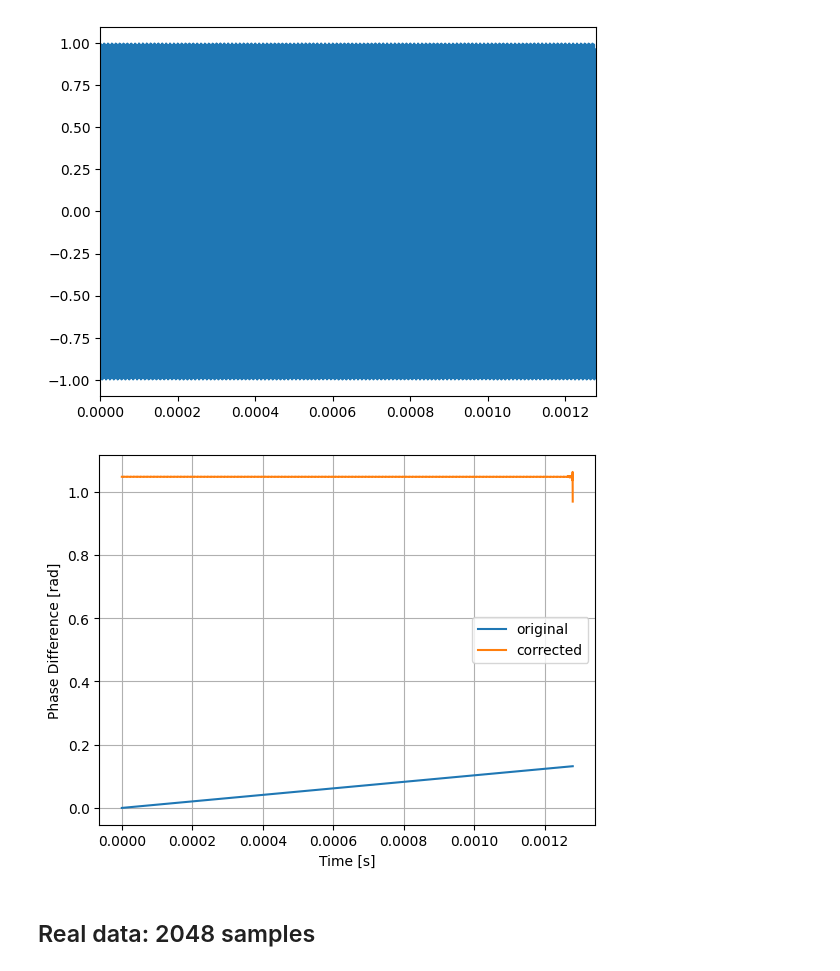
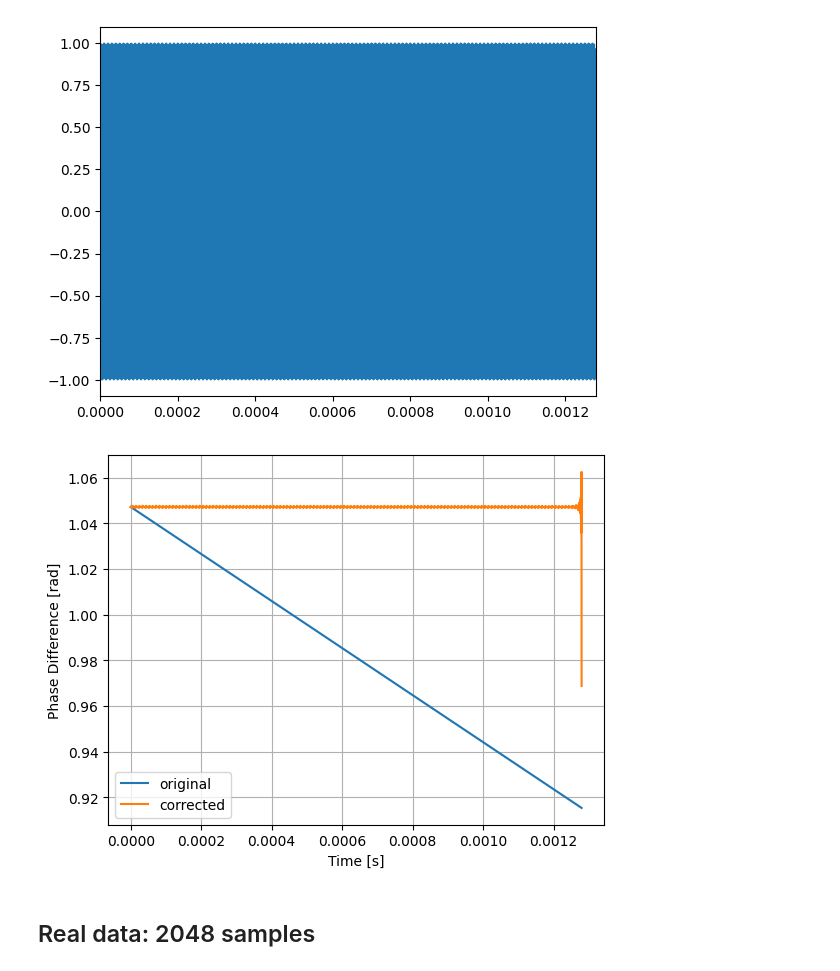
Before and after one commit to AaronParsons/sdrudp, a Jupyter notebook: notebooks/phase_detect_and_correct.ipynb, the cells around one changed output. Cells and saved outputs as stored; diff of their text form; code cells hidden in the pictures.

```diff
--- a/notebooks/phase_detect_and_correct.ipynb
+++ b/notebooks/phase_detect_and_correct.ipynb
@@ -49,18 +48,16 @@ def phase(real, imag, tone_cos, tone_sin):
     """
     data_cos = real * tone_cos - imag * tone_sin  # real part (real*real - im*im)
     data_sin = real * tone_sin + imag * tone_cos  # imaginary (real*im + im*real)
-    dphi = -np.arctan2(data_sin, data_cos) # phase difference in units of radians
+    dphi = np.arctan2(data_sin, data_cos) # phase difference in units of radians
     return dphi
 # %%
 data = data - np.mean(data, axis=1, keepdims=True)  # remove DC offset
 real = data[0, :, 0]
 imag = data[0, :, 1]
-dphi = phase(real, imag, tone_cos, tone_sin)
-dphi -= dphi[0]
+phi = phase(real, imag, tone_cos, tone_sin)
 
 # recover the ADC sample rate
-den = omega * t - np.unwrap(dphi)
-nonzero = den != 0
-sample_ADC = np.mean(SAMPLE_RATE * omega * t[nonzero] / den[nonzero])
+dphi = np.mean(np.diff(phi))
+sample_ADC = SAMPLE_RATE * omega  / (omega + SAMPLE_RATE * dphi)
 print(sample_ADC / sample_fq)  # how close we are to the true ADC sampling rate
 # %% [output]
@@ -77,18 +74,18 @@ plt.show()
 # %%
 rs_cos = resamp_real * tone_cos - resamp_imag * tone_sin
 rs_sin = resamp_real * tone_sin + resamp_imag * tone_cos
-rs_dphi = np.arctan2(rs_sin, rs_cos)
+rs_phi = np.arctan2(rs_sin, rs_cos)
 
 plt.figure()
-plt.plot(t, dphi, label="original")
-plt.plot(t, rs_dphi, label="corrected")
+plt.plot(t, phi, label="original")
+plt.plot(t, rs_phi, label="corrected")
 plt.ylabel("Phase Difference [rad]")
 plt.xlabel("Time [s]")
 plt.legend()
 plt.grid()
 plt.show()
 # %% [output]
-[figure, old version]
+[figure, new version]
 # %% [markdown]
 ## Real data: 2048 samples
 # %%
```
Also changed, not shown: parts of 13 cells of this notebook.
